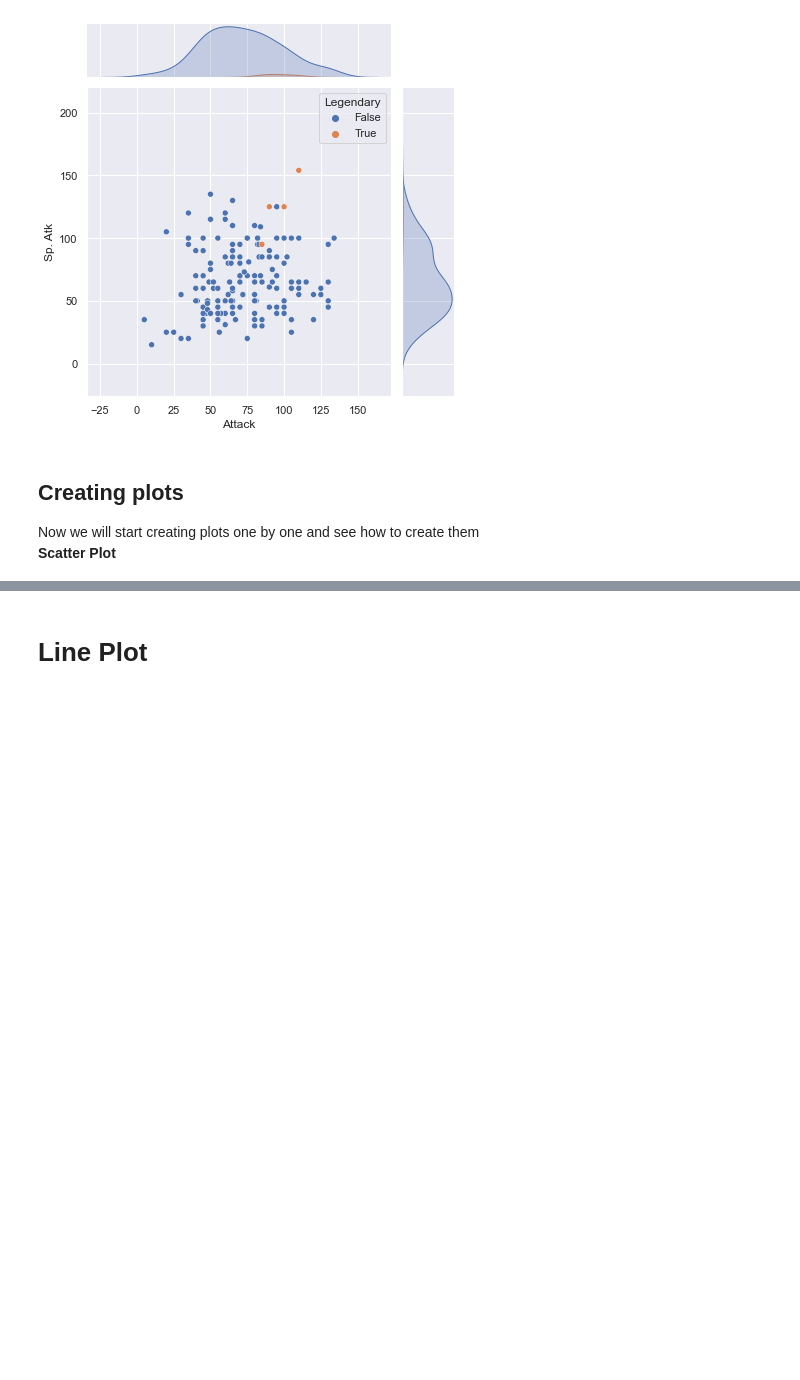
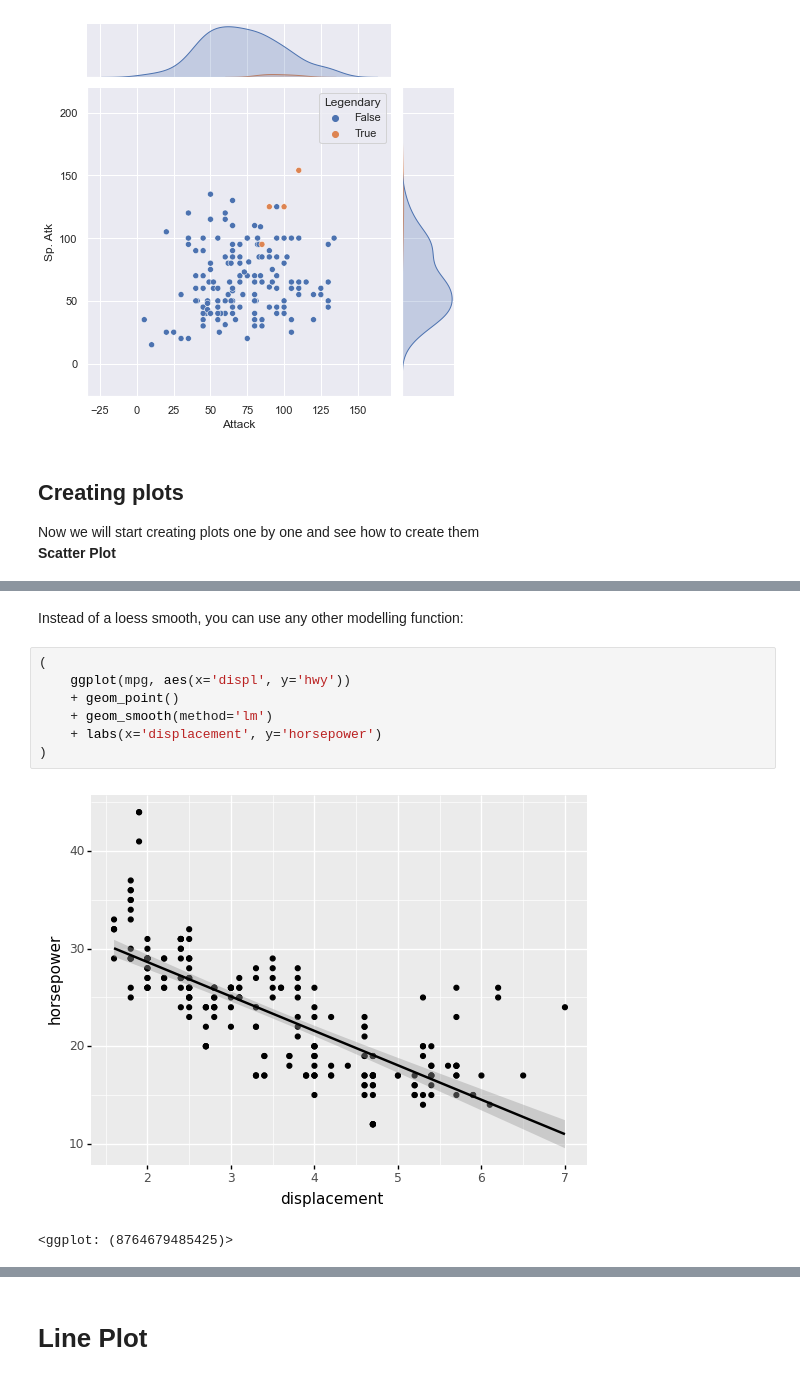
Before and after one commit to okara83/Visualization-Examples-and-Tutorials, a Jupyter notebook: seaborn-plotnine-viz-tutorial.ipynb, the cells around one changed output, grey strips where cells are left out. Drawn from its saved outputs; the diff is of its cells as text; blank space fills up the shorter version.

```diff
--- a/seaborn-plotnine-viz-tutorial.ipynb
+++ b/seaborn-plotnine-viz-tutorial.ipynb
@@ -511,0 +560,12 @@ Now we will start creating plots one by one and see how to create them<br>
+# %% [markdown]
+Instead of a loess smooth, you can use any other modelling function:
+# %%
+(
+    ggplot(mpg, aes(x='displ', y='hwy'))
+    + geom_point()
+    + geom_smooth(method='lm')
+    + labs(x='displacement', y='horsepower')
+)
+# %% [output]
+[figure, added]
+<ggplot: (8764679485425)>
```
Also changed, not shown: parts of 26 cells of this notebook.
